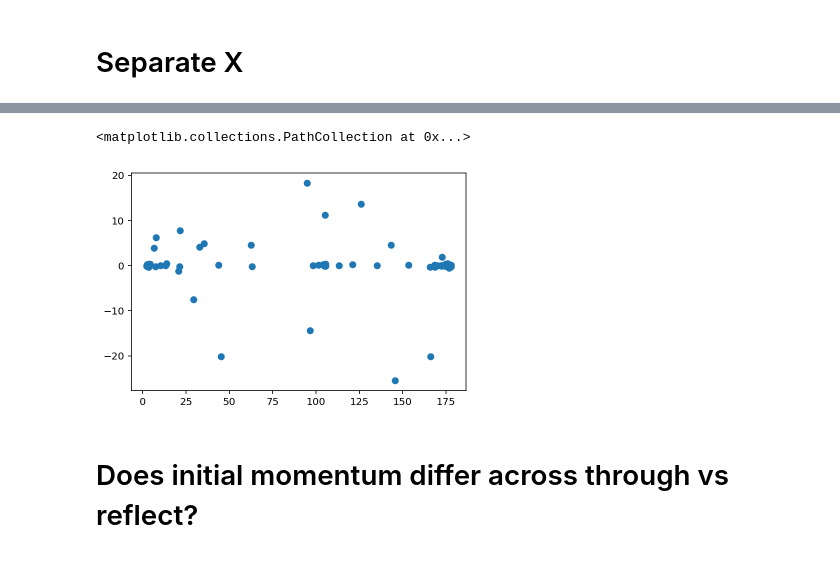
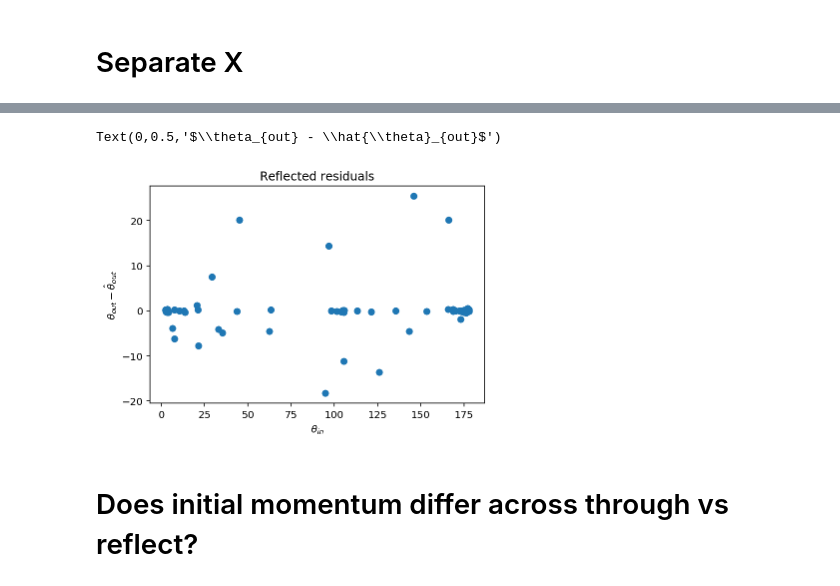
Before and after one commit to sqrider/MATH189_FINAL_PROJ, a Jupyter notebook: Trajectories.ipynb, the cells around one changed output, grey strips where cells are left out. Drawn from its saved outputs; the diff is of its cells as text; code cells hidden in the pictures.

```diff
--- a/Trajectories.ipynb
+++ b/Trajectories.ipynb
@@ -465,8 +456,11 @@ parameters, then the fit options might not be the correct ones anymore .
-# %%
-plt.scatter(np.array(angles_in)[reflect], reflect_ols_results.resid)
-# %% [output]
-<matplotlib.collections.PathCollection at 0x...>
-[figure, removed]
+# %%
+plt.scatter(reflect_exog, reflect_lad_results.resid)
+plt.title('Reflected residuals')
+plt.xlabel(r'$\theta_{in}$')
+plt.ylabel(r'$\theta_{out} - \hat{\theta}_{out}$')
+# %% [output]
+Text(0,0.5,'$\\theta_{out} - \\hat{\\theta}_{out}$')
+[figure, added]
 # %% [markdown]
 # Does initial momentum differ across through vs reflect?
 # %%
```
Also changed, not shown: parts of 10 cells of this notebook, 1 other file.
